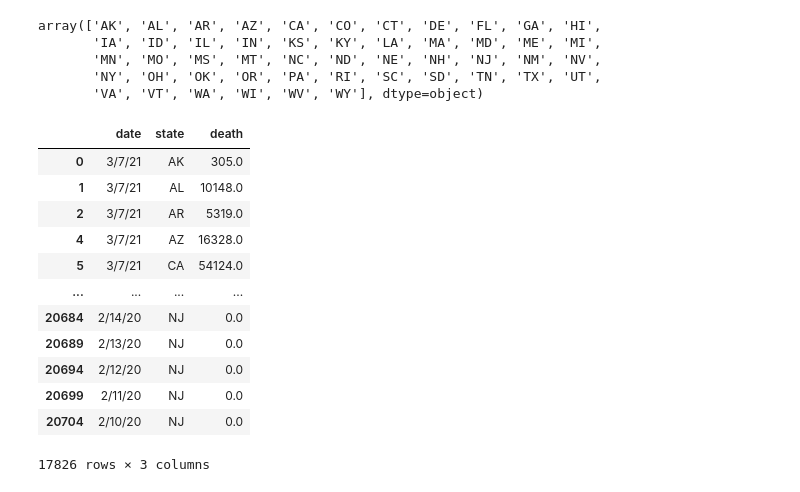
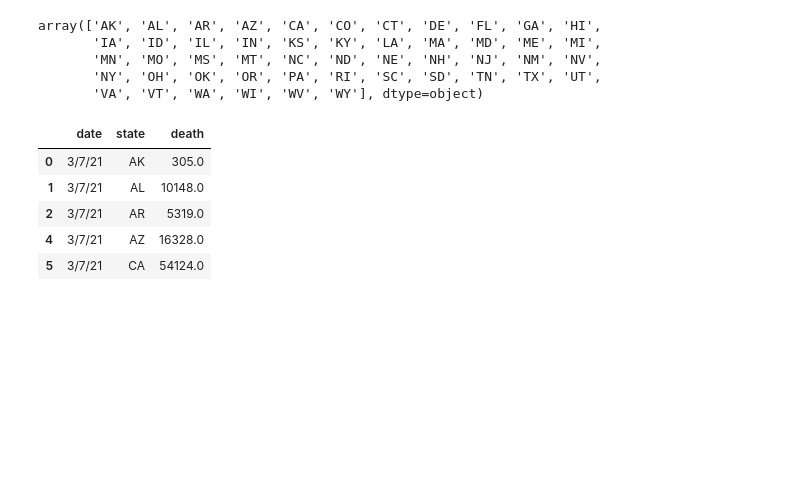
Before and after one commit to jenniecinelli/project_one, a Jupyter notebook: COVID Tracking Project CSV - Cleaned.ipynb, the cells around one changed output. Saved outputs shown, nothing was run; the diff lists cells and outputs as text; code cells hidden in the pictures; blank space fills up the shorter version.

```diff
--- a/COVID Tracking Project CSV - Cleaned.ipynb
+++ b/COVID Tracking Project CSV - Cleaned.ipynb
@@ -95,21 +88,14 @@ array(['AK', 'AL', 'AR', 'AZ', 'CA', 'CO', 'CT', 'DE', 'FL', 'GA', 'HI',
        'NY', 'OH', 'OK', 'OR', 'PA', 'RI', 'SC', 'SD', 'TN', 'TX', 'UT',
        'VA', 'VT', 'WA', 'WI', 'WV', 'WY'], dtype=object)
 # %%
-clean_data
+clean_data.head()
 # %% [output]
 |  | date | state | death |
 | 0 | 3/7/21 | AK | 305.0 |
 | 1 | 3/7/21 | AL | 10148.0 |
 | 2 | 3/7/21 | AR | 5319.0 |
 | 4 | 3/7/21 | AZ | 16328.0 |
 | 5 | 3/7/21 | CA | 54124.0 |
-| ... | ... | ... | ... |
-| 20684 | 2/14/20 | NJ | 0.0 |
-| 20689 | 2/13/20 | NJ | 0.0 |
-| 20694 | 2/12/20 | NJ | 0.0 |
-| 20699 | 2/11/20 | NJ | 0.0 |
-| 20704 | 2/10/20 | NJ | 0.0 |
-17826 rows × 3 columns
 # %%
 clean_data = clean_data.sort_values("date", ascending=False)
 # %%
```
Also changed, not shown: parts of 12 cells of this notebook, 2 other files.
